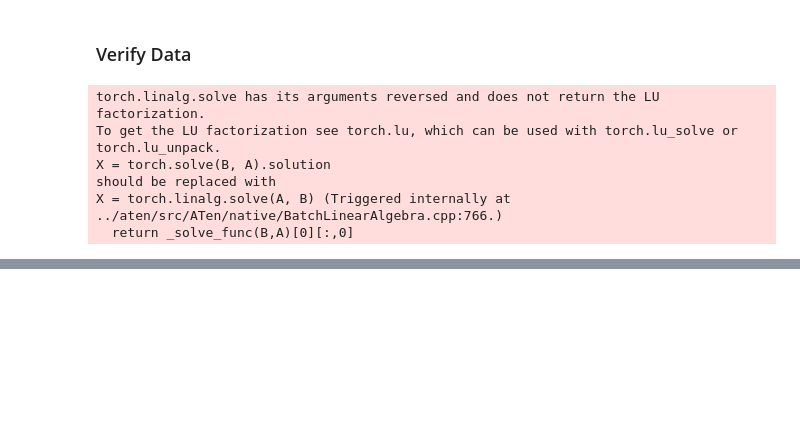
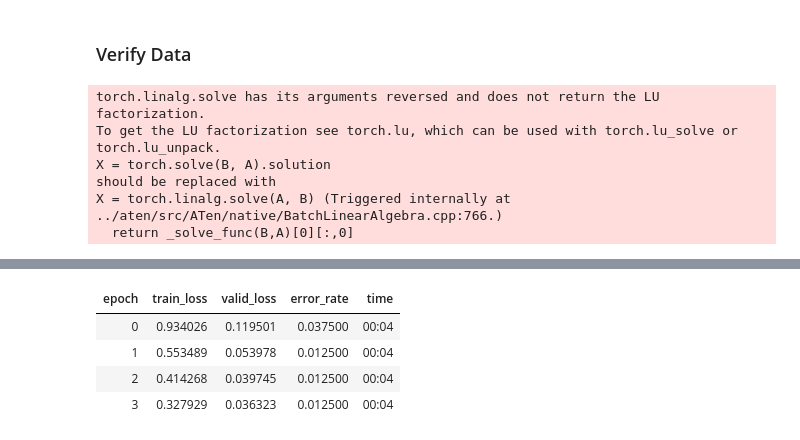
Before and after one commit to kvs1998/Practical-Deep-Learning-for-Coders-v3, a Jupyter notebook: lesson02.ipynb, the cells around one changed output, grey strips where cells are left out. Cells and saved outputs as stored; diff of their text form; code cells hidden in the pictures; blank space fills up the shorter version.

```diff
--- a/lesson02.ipynb
+++ b/lesson02.ipynb
@@ -61,0 +76,8 @@ data.show_batch(rows=3, figsize=(8,8))
+# %%
+learn.fit_one_cycle(4)
+# %% [output]
+| epoch | train_loss | valid_loss | error_rate | time |
+| 0 | 0.934026 | 0.119501 | 0.037500 | 00:04 |
+| 1 | 0.553489 | 0.053978 | 0.012500 | 00:04 |
+| 2 | 0.414268 | 0.039745 | 0.012500 | 00:04 |
+| 3 | 0.327929 | 0.036323 | 0.012500 | 00:04 |
```
Also changed, not shown: parts of 15 cells of this notebook.
